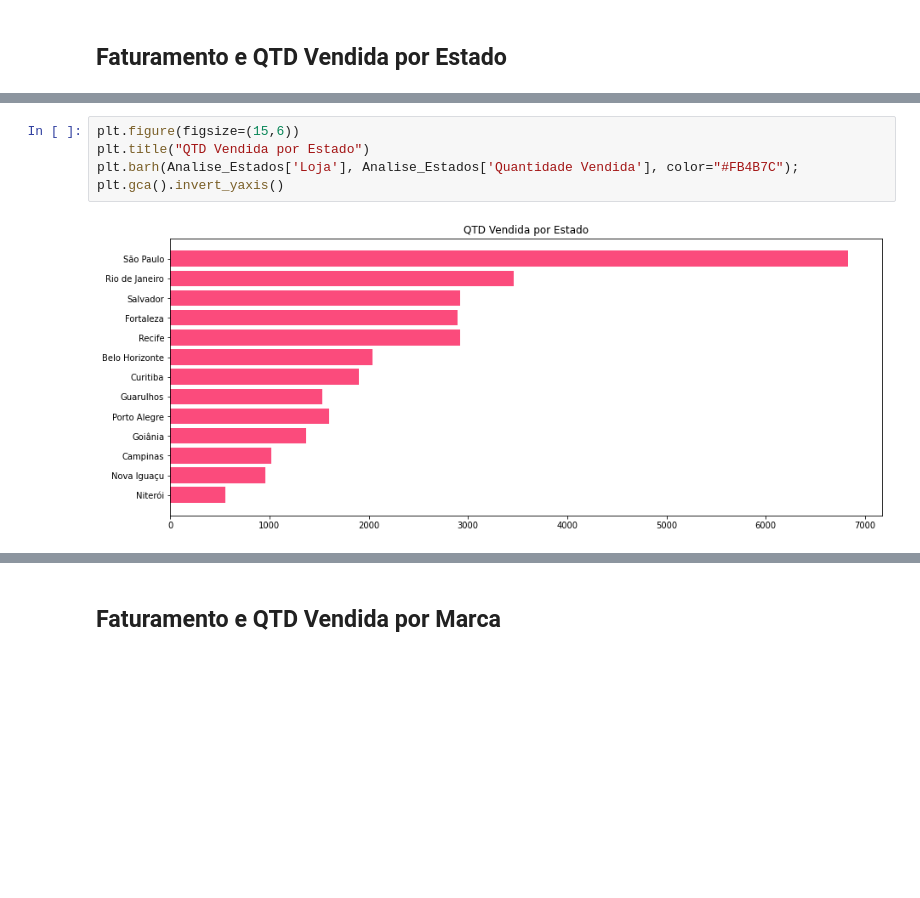
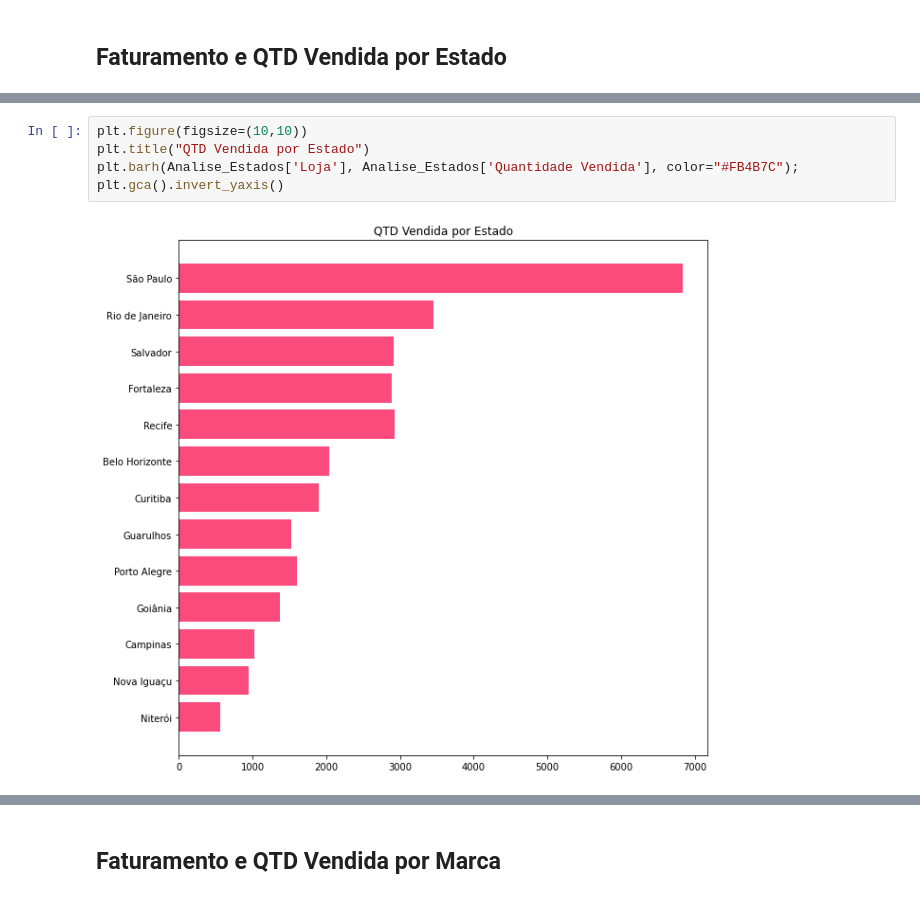
Before and after one commit to washingtonjunior27/Python-Vendas-Analise, a Jupyter notebook: Vendas.ipynb, the cells around one changed output, grey strips where cells are left out. Saved outputs shown, nothing was run; the diff lists cells and outputs as text; blank space fills up the shorter version.

```diff
--- a/Vendas.ipynb
+++ b/Vendas.ipynb
@@ -193,8 +193,8 @@ Analise_Estados
 # %%
-plt.figure(figsize=(15,6))
+plt.figure(figsize=(10,10))
 plt.title("QTD Vendida por Estado")
 plt.barh(Analise_Estados['Loja'], Analise_Estados['Quantidade Vendida'], color="#FB4B7C");
 plt.gca().invert_yaxis()
 # %% [output]
-[figure, old version]
+[figure, new version]
 # %%
```
Also changed, not shown: parts of 6 cells of this notebook.
